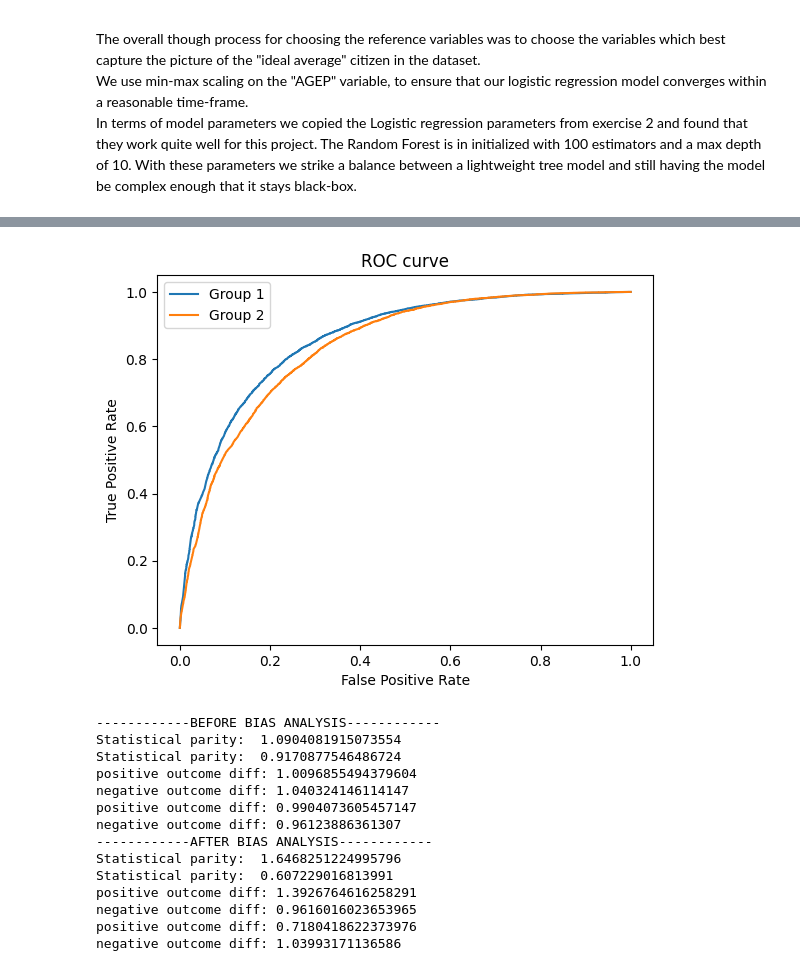
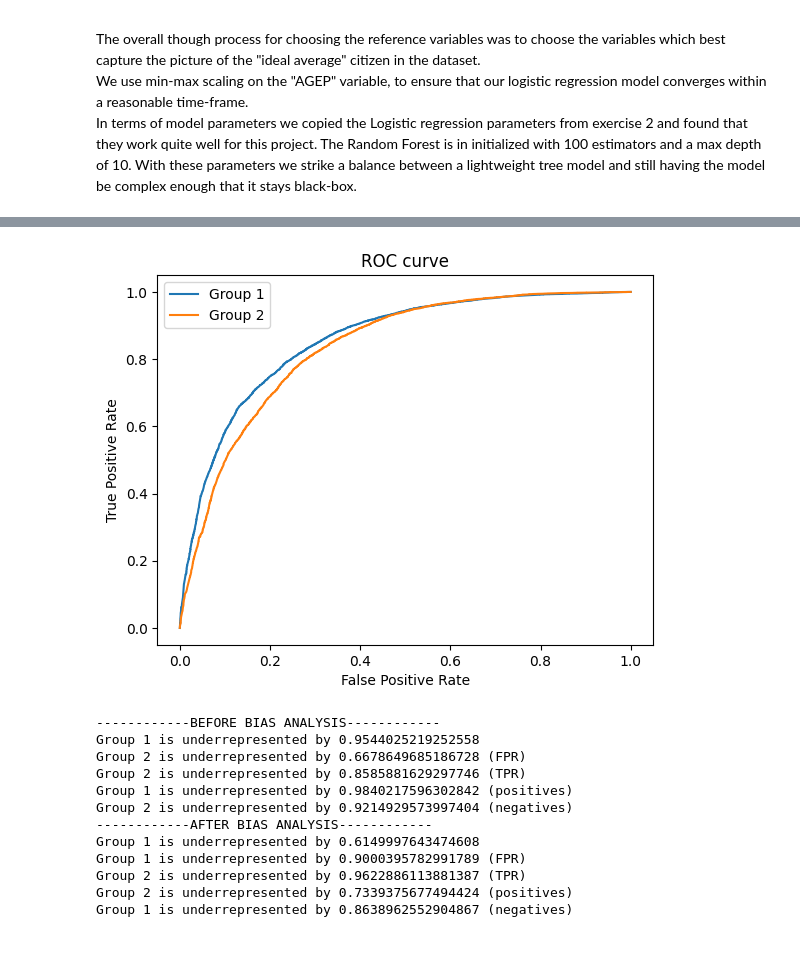
Before and after one commit to Steinar-Slette/AF_mandatory, a Jupyter notebook: notebooks/equalized_outcomes.ipynb, the cells around one changed output, grey strips where cells are left out. Drawn from its saved outputs; the diff is of its cells as text; code cells hidden in the pictures.

```diff
--- a/notebooks/equalized_outcomes.ipynb
+++ b/notebooks/equalized_outcomes.ipynb
@@ -308,92 +332,64 @@ plt.show()
 
 print('------------BEFORE BIAS ANALYSIS------------')
 
-statistical_parity = np.sum(preds_s1)/len(s1) / np.sum(preds_s2)/len(s2)
-print('Statistical parity: ', (np.sum(preds_s1)/len(s1)) /( np.sum(preds_s2)/len(s2)))
-print('Statistical parity: ', (np.sum(preds_s2)/len(s2)) / (np.sum(preds_s1)/len(s1)))
-
+stat_parity(preds_s1, preds_s2, s1, s2)
 
 tn1, fp1, fn1, tp1 = confusion_matrix(preds_s1, true_s1).ravel()
 tn2, fp2, fn2, tp2 = confusion_matrix(preds_s2, true_s2).ravel()
 
-best_vals, balls1, balls2 = minimize_odd_diff(true_s1=true_s1, true_s2=true_s2, scores_1= scores_s1,scores_2= scores_s2, k= 1000)
+best_vals, balls1, balls2 = minimize_odd_diff(true_s1=true_s1, true_s2=true_s2, scores_1= scores_s1,scores_2= scores_s2, k= 50)
 
-# print(accuracy_score(preds_s1, true_s1))
-# print(accuracy_score(preds_s2, true_s2))
-
-preds_s1 = scores_s1 >= best_vals['threshold']
-preds_s2 = scores_s2 >= best_vals['threshold']
+preds_s1 = scores_s1 >= best_vals['threshold'][0]
+preds_s2 = scores_s2 >= best_vals['threshold'][1]
 
 # equalized odds (horizontal)
 tpr1 = tp1 / (tp1 + fn1)
 fpr1 = fp1 / (fp1 + tn1)
 tpr2 = tp2 / (tp2 + fn2)
 fpr2 = fp2 / (fp2 + tn2)
 
-print('FPR diff: ', fpr1 / fpr2)
-print('TPR Diff', tpr1 / tpr2)
-print('FPR diff: ', fpr2 / fpr1)
-print('TPR Diff', tpr2 / tpr1)
+equalized_odds(tpr1, fpr1, tpr2, fpr2)
 
 # equalized outcomes, given selection, groups have equal outcomes
 some_1 = tp1 / (tp1 + fp1)
 some_2 = tp2 / (tp2 + fp2)
 some_3 = tn1 / (tn1 + fn1)
 some_4 = tn2 / (tn2 + fn2)
 
-print('positive outcome diff:', some_1 / some_2)
-print('negative outcome diff:', some_3 / some_4)
-
-print('positive outcome diff:', some_2 / some_1)
-print('negative outcome diff:', some_4 / some_3)
+equalized_outcomes(some_1, some_2, some_3, some_4)
 
 print('------------AFTER BIAS ANALYSIS------------')
 
-statistical_parity = np.sum(preds_s1)/len(s1) / np.sum(preds_s2)/len(s2)
-print('Statistical parity: ', (np.sum(preds_s1)/len(s1)) /( np.sum(preds_s2)/len(s2)))
-print('Statistical parity: ', (np.sum(preds_s2)/len(s2)) / (np.sum(preds_s1)/len(s1)))
+tn1, fp1, fn1, tp1 = confusion_matrix(preds_s1, true_s1).ravel()
+tn2, fp2, fn2, tp2 = confusion_matrix(preds_s2, true_s2).ravel()
 
-tn1, fp1, fn1, tp1 = confusion_matrix(preds_s1, true_s1).ravel()
+stat_parity(preds_s1, preds_s2, s1, s2)
+
 fpr_group1 = fp1 / (fp1 + tn1)
 tpr_group1 = tp1 / (tp1 + fn1)
-
-tn2, fp2, fn2, tp2 = confusion_matrix(preds_s2, true_s2).ravel()
 fpr_group2 = fp2 / (fp2 + tn2)
 tpr_group2 = tp2 / (tp2 + fn2)
 
-# equalized odds (horizontal)
-print('FPR diff: ', fpr_group1 / fpr_group2)
-print('TPR Diff', tpr_group1 / tpr_group2)
-print('FPR diff: ', fpr_group2 / fpr_group1)
-print('TPR Diff', tpr_group2 / tpr_group1)
+equalized_odds(tpr_group1, fpr_group1, tpr_group2, fpr_group2)
 
 # equalized outcomes, given selection, groups have equal outcomes
 some_1 = tp1 / (tp1 + fp1)
 some_2 = tp2 / (tp2 + fp2)
 some_3 = tn1 / (tn1 + fn1)
 some_4 = tn2 / (tn2 + fn2)
 
-print('positive outcome diff:', some_1 / some_2)
-print('negative outcome diff:', some_3 / some_4)
-
-print('positive outcome diff:', some_2 / some_1)
-print('negative outcome diff:', some_4 / some_3)
-
-# print(accuracy_score(preds_s1, true_s1))
-# print(accuracy_score(preds_s2, true_s2))
+equalized_outcomes(some_1, some_2, some_3, some_4)
 # %% [output]
-[figure, old version]
+[figure, new version]
 ------------BEFORE BIAS ANALYSIS------------
-Statistical parity:  1.0904081915073554
-Statistical parity:  0.9170877546486724
-positive outcome diff: 1.0096855494379604
-negative outcome diff: 1.040324146114147
-positive outcome diff: 0.9904073605457147
-negative outcome diff: 0.96123886361307
+Group 1 is underrepresented by 0.9544025219252558
+Group 2 is underrepresented by 0.6678649685186728 (FPR)
+Group 2 is underrepresented by 0.8585881629297746 (TPR)
+Group 1 is underrepresented by 0.9840217596302842 (positives)
+Group 2 is underrepresented by 0.9214929573997404 (negatives)
 ------------AFTER BIAS ANALYSIS------------
-Statistical parity:  1.6468251224995796
-Statistical parity:  0.607229016813991
-positive outcome diff: 1.3926764616258291
-negative outcome diff: 0.9616016023653965
-positive outcome diff: 0.7180418622373976
-negative outcome diff: 1.03993171136586
+Group 1 is underrepresented by 0.6149997643474608
+Group 1 is underrepresented by 0.9000395782991789 (FPR)
+Group 2 is underrepresented by 0.9622886113881387 (TPR)
+Group 2 is underrepresented by 0.7339375677494424 (positives)
+Group 1 is underrepresented by 0.8638962552904867 (negatives)
```
Also changed, not shown: parts of 11 cells of this notebook, 1 other file.
